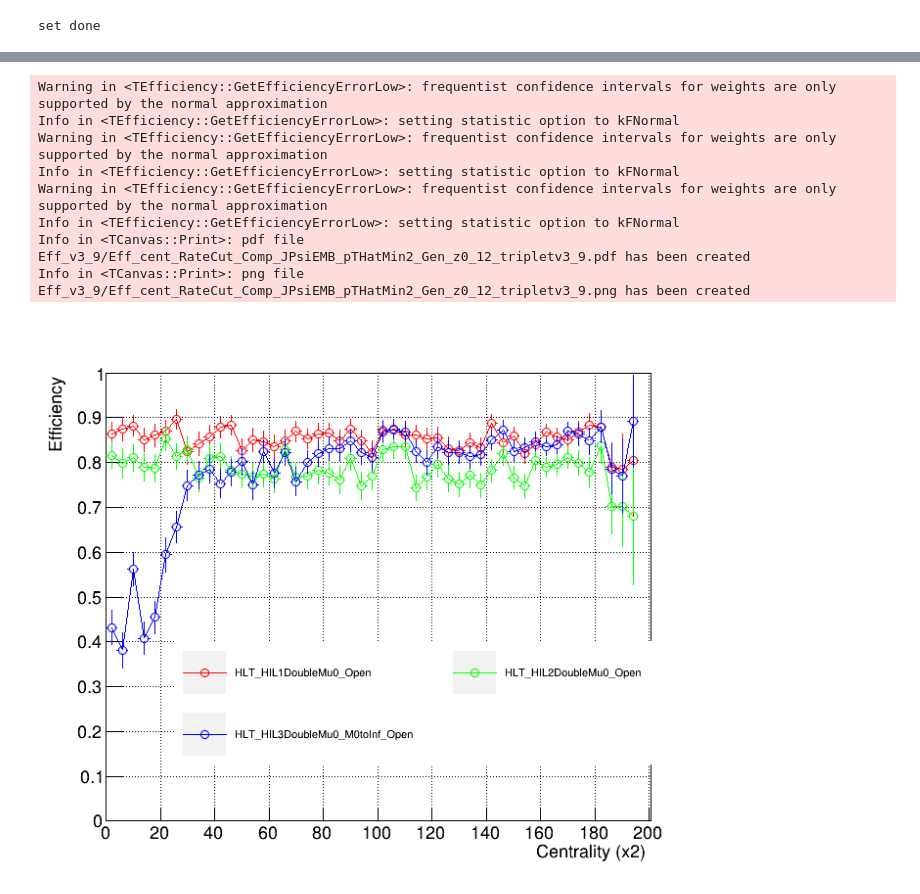
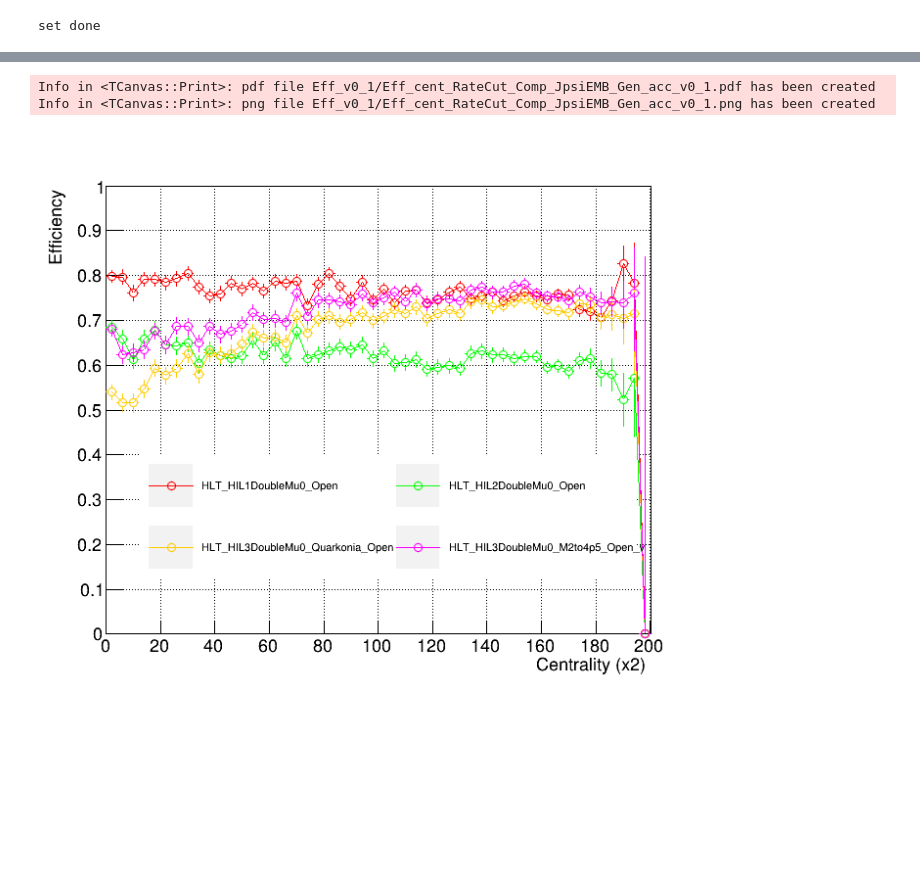
Before and after one commit to vince502/EffCalc, a Jupyter notebook: GetEfficiency.ipynb, the cells around one changed output, grey strips where cells are left out. Drawn from its saved outputs; the diff is of its cells as text; code cells hidden in the pictures; blank space fills up the shorter version.

```diff
--- a/GetEfficiency.ipynb
+++ b/GetEfficiency.ipynb
@@ -510,13 +488,13 @@ leg.SetX1(0.3);leg.SetX2(0.87);leg.SetY1(0.12);leg.SetY2(0.53);
 
 leg.Clear()
 
-canv, leg = DrawTrigSeq(f_out2.Get("HLT_HIL1DoubleMu0_Open"), 'pt', canv, _and = False, _col = EColor.kBlack, _leg = leg, _marker = 24, _disc = "HLT_HIL1DoubleMu0_Open")
+# canv, leg = DrawTrigSeq(f_out2.Get("HLT_HIL1DoubleMu0_Open"), 'pt', canv, _and = False, _col = EColor.kBlack, _leg = leg, _marker = 24, _disc = "HLT_HIL1DoubleMu0_Open")
 
-canv, leg = DrawTrigSeq(f_out2.Get("HLT_HIL2DoubleMu0_Open"), 'pt', canv, _and = True, _col = EColor.kRed +1, _leg = leg, _marker = 24, _disc = "HLT_HIL2DoubleMu0_Open")
+# canv, leg = DrawTrigSeq(f_out2.Get("HLT_HIL2DoubleMu0_Open"), 'pt', canv, _and = True, _col = EColor.kRed +1, _leg = leg, _marker = 24, _disc = "HLT_HIL2DoubleMu0_Open")
 # canv, leg = DrawTrigSeq(f_out2.Get("HLT_HIL2DoubleMu0_DoHLTCut_Narrow_Open"), 'pt', canv, _and = True, _col = EColor.kGreen +1, _leg = leg, _marker = 24, _disc = "HLT_HIL2DoubleMu0_M2.3-4.8_Open")
 # canv, leg = DrawTrigSeq(f_out2.Get("HLT_HIL2DoubleMu0_DoHLTCutPT_Narrow_Open"), 'pt', canv, _and = True, _col = EColor.kOrange +1, _leg = leg, _marker = 24, _disc = "HLT_HIL2DoubleMu2.8_M2.3-4.8_Open")
 
-canv, leg = DrawTrigSeq(f_out2.Get("HLT_HIL2DoubleMu0_M1to6p5_Open"), 'pt', canv, _and = True, _col = EColor.kOrange +1, _leg = leg, _marker = 24, _disc = "HLT_HIL2DoubleMu0_M1to6p5_Open")
+# canv, leg = DrawTrigSeq(f_out2.Get("HLT_HIL2DoubleMu0_M1to6p5_Open"), 'pt', canv, _and = True, _col = EColor.kOrange +1, _leg = leg, _marker = 24, _disc = "HLT_HIL2DoubleMu0_M1to6p5_Open")
 
 # canv, leg = DrawTrigSeq(f_out2.Get("HLT_HIL2DoubleMu0_M6p5to16_Open"), 'pt', canv, _and = True, _col = EColor.kRed, _leg = leg, _marker = 24, _disc = "HLT_HIL2DoubleMu0_M6p5to16_Open")
 
@@ -529,7 +507,7 @@ canv, leg = DrawTrigSeq(f_out2.Get("HLT_HIL2DoubleMu0_M1to6p5_Open"), 'pt', canv
 # canv, leg = DrawTrigSeq(f_out2.Get("HLT_HIL3DoubleMuPre0_M2to4p5_Open"), 'pt', canv, _and = True, _col = EColor.kRed, _leg = leg, _marker = 24, _disc = "HLT_HIL3DoubleMuPre0_M2to4p5_Open")
 # canv, leg = DrawTrigSeq(f_out2.Get("HLT_HIL3DoubleMuPre0_M7to15_Open"), 'pt', canv, _and = True, _col = EColor.kRed, _leg = leg, _marker = 24, _disc = "HLT_HIL3DoubleMuPre0_M7to15_Open")
 
-canv, leg = DrawTrigSeq(f_out2.Get("HLT_HIL3DoubleMu0_M0toInf_Open"), 'pt', canv, _and = True, _col = EColor.kBlue +1, _leg = leg, _marker = 24, _disc = "HLT_HIL3DoubleMu0_M0toInf_Open")
+canv, leg = DrawTrigSeq(f_out2.Get("HLT_HIL3DoubleMu0_M0toInf_Open"), 'pt', canv, _and = False, _col = EColor.kBlue +1, _leg = leg, _marker = 24, _disc = "HLT_HIL3DoubleMu0_M0toInf_Open")
 # canv, leg = DrawTrigSeq(f_out2.Get("HLT_HIL3DoubleMu3p8_M0toInf_Open"), 'pt', canv, _and = True, _col = EColor.kRed, _leg = leg, _marker = 24, _disc = "HLT_HIL3DoubleMu3p8_M0toInf_Open")
 # canv, leg = DrawTrigSeq(f_out2.Get("HLT_HIL3DoubleMu0_M7to15_Open"), 'pt', canv, _and = True, _col = EColor.kYellow+1, _leg = leg, _marker = 24, _disc = "HLT_HIL3DoubleMu0_M7to15_Open")
 # canv, leg = DrawTrigSeq(f_out2.Get("HLT_HIL3DoubleMu2_M7to15_Open"), 'pt', canv, _and = True, _col = EColor.kBlue+1, _leg = leg, _marker = 24, _disc = "HLT_HIL3DoubleMu2_M7to15_Open")
@@ -545,9 +523,9 @@ canv, leg = DrawTrigSeq(f_out2.Get("HLT_HIL3DoubleMu0_M0toInf_Open"), 'pt', canv
 
 # canv, leg = DrawTrigSeq(f_out2.Get("HLT_HIL3DoubleMu0_M0toInf_DoHLTCut_Narrow_Open"), 'pt', canv, _and = True, _col = EColor.kPink +1, _leg = leg, _marker = 24, _disc = "HLT_HIL3DoubleMu0_M2.5to4_Open")
 
-canv, leg = DrawTrigSeq(f_out2.Get("HLT_HIL3DoubleMu0_M2to4p5_Open"), 'pt', canv, _and = True, _col = EColor.kTeal +1, _leg = leg, _marker = 24, _disc = "HLT_HIL3DoubleMu0_M2to4p5_Open")
+# canv, leg = DrawTrigSeq(f_out2.Get("HLT_HIL3DoubleMu0_M2to4p5_Open"), 'pt', canv, _and = True, _col = EColor.kTeal +1, _leg = leg, _marker = 24, _disc = "HLT_HIL3DoubleMu0_M2to4p5_Open")
 
-canv, leg = DrawTrigSeq(f_out2.Get("HLT_HIL3DoubleMu2_M2to4p5_Open"), 'pt', canv, _and = True, _col = EColor.kAzure +1, _leg = leg, _marker = 24, _disc = "HLT_HIL3DoubleMu2_M2to4p5_Open")
+# canv, leg = DrawTrigSeq(f_out2.Get("HLT_HIL3DoubleMu2_M2to4p5_Open"), 'pt', canv, _and = True, _col = EColor.kAzure +1, _leg = leg, _marker = 24, _disc = "HLT_HIL3DoubleMu2_M2to4p5_Open")
 # canv, leg = DrawTrigSeq(f_out2.Get("HLT_HIL3DoubleMu1p5_M2to4p5_Open"), 'pt', canv, _and = True, _col = EColor.kRed, _leg = leg, _marker = 24, _disc = "HLT_HIL3DoubleMu1p5_M2to4p5_Open")
 # canv, leg = DrawTrigSeq(f_out2.Get("HLT_HIL3DoubleMu1_M2to4p5_Open"), 'pt', canv, _and = True, _col = EColor.kRed, _leg = leg, _marker = 24, _disc = "HLT_HIL3DoubleMu1_M2to4p5_Open")
 
@@ -590,9 +554,9 @@ leg.SetX1(0.18);leg.SetX2(0.84);leg.SetY1(0.12);leg.SetY2(0.41);
 
 leg.Clear()
 
-canv, leg = DrawTrigSeq(f_out2.Get("HLT_HIL1DoubleMu0_Open"), 'y', canv, _and = False, _col = EColor.kRed, _leg = leg, _marker = 24, _disc = "HLT_HIL1DoubleMu0_Open")
+# canv, leg = DrawTrigSeq(f_out2.Get("HLT_HIL1DoubleMu0_Open"), 'y', canv, _and = False, _col = EColor.kRed, _leg = leg, _marker = 24, _disc = "HLT_HIL1DoubleMu0_Open")
 
-# canv, leg = DrawTrigSeq(f_out2.Get("HLT_HIL2DoubleMu0_Open"), 'pt', canv, _and = True, _col = EColor.kGreen +1, _leg = leg, _marker = 24, _disc = "HLT_HIL2DoubleMu0_Open")
+canv, leg = DrawTrigSeq(f_out2.Get("HLT_HIL2DoubleMu0_Open"), 'pt', canv, _and = False, _col = EColor.kGreen +1, _leg = leg, _marker = 24, _disc = "HLT_HIL2DoubleMu0_Open")
 
 # canv, leg = DrawTrigSeq(f_out2.Get("HLT_HIL2DoubleMu0_M1to6p5_Open"), 'pt', canv, _and = True, _col = EColor.kOrange +1, _leg = leg, _marker = 24, _disc = "HLT_HIL2DoubleMu0_M1to6p5_Open")
 
@@ -605,7 +569,7 @@ canv, leg = DrawTrigSeq(f_out2.Get("HLT_HIL1DoubleMu0_Open"), 'y', canv, _and =
 # canv, leg = DrawTrigSeq(f_out2.Get("HLT_HIL3DoubleMuPre0_Open"), 'pt', canv, _and = True, _col = EColor.kRed, _leg = leg, _marker = 24, _disc = "HLT_HIL3DoubleMuPre0_Open")
 # canv, leg = DrawTrigSeq(f_out2.Get("HLT_HIL3DoubleMuPre3p8_Open"), 'pt', canv, _and = True, _col = EColor.kRed, _leg = leg, _marker = 24, _disc = "HLT_HIL3DoubleMuPre3p8_Open")
 # canv, leg = DrawTrigSeq(f_out2.Get("HLT_HIL3DoubleMuPre0_M2to4p5_Open"), 'pt', canv, _and = True, _col = EColor.kRed, _leg = leg, _marker = 24, _disc = "HLT_HIL3DoubleMuPre0_M2to4p5_Open")
-# canv, leg = DrawTrigSeq(f_out2.Get("HLT_HIL3DoubleMuPre0_M7to15_Open"), 'pt', canv, _and = True, _col = EColor.kRed, _leg = leg, _marker = 24, _disc = "HLT_HIL3DoubleMuPre0_M7to15_Open")
+# canv, leg µK= DrawTrigSeq(f_out2.Get("HLT_HIL3DoubleMuPre0_M7to15_Open"), 'pt', canv, _and = True, _col = EColor.kRed, _leg = leg, _marker = 24, _disc = "HLT_HIL3DoubleMuPre0_M7to15_Open")
 
 canv, leg = DrawTrigSeq(f_out2.Get("HLT_HIL3DoubleMu0_M0toInf_Open"), 'y', canv, _and = True, _col = EColor.kYellow +1, _leg = leg, _marker = 24, _disc = "HLT_HIL3DoubleMu0_M0toInf_Open")
 # canv, leg = DrawTrigSeq(f_out2.Get("HLT_HIL3DoubleMu3p8_M0toInf_Open"), 'pt', canv, _and = True, _col = EColor.kRed, _leg = leg, _marker = 24, _disc = "HLT_HIL3DoubleMu3p8_M0toInf_Open")
@@ -616,11 +580,11 @@ canv, leg = DrawTrigSeq(f_out2.Get("HLT_HIL3DoubleMu0_M0toInf_Open"), 'y', canv,
 # canv, leg = DrawTrigSeq(f_out2.Get("HLT_HIL3DoubleMu0_Quarkonia_Open"), 'pt', canv, _and = True, _col = EColor.kOrange+1, _leg = leg, _marker = 24, _disc = "HLT_HIL3DoubleMu0_Quarkonia_Open")
 # canv, leg = DrawTrigSeq(f_out2.Get("HLT_HIL3DoubleMu0_Quarkonia_LowMpT2_Open"), 'pt', canv, _and = True, _col = EColor.kTeal, _leg = leg, _marker = 24, _disc = "HLT_HIL3DoubleMu0_Quarkonia_LowMpT2_Open")
 # canv, leg = DrawTrigSeq(f_out2.Get("HLT_HIL3DoubleMu0_Quarkonia_LowMpT2HighMpT1p5_Open"), 'pt', canv, _and = True, _col = EColor.kMagenta, _leg = leg, _marker = 24, _disc = "HLT_HIL3DoubleMu0_Quarkonia_LowMpT2HighMpT1p5_Open")
-canv, leg = DrawTrigSeq(f_out2.Get("HLT_HIL3DoubleMu0_Quarkonia_LowMpT2HighMpT1_Open"), 'y', canv, _and = True, _col = EColor.kRed, _leg = leg, _marker = 24, _disc = "HLT_HIL3DoubleMu0_Quarkonia_LowMpT2HighMpT1_Open")
-canv, leg = DrawTrigSeq(f_out2.Get("HLT_HIL3DoubleMu2_Quarkonia_Open"), 'y', canv, _and = True, _col = EColor.kBlue+1, _leg = leg, _marker = 24, _disc = "HLT_HIL3DoubleMu2_Quarkonia_Open")
-canv, leg = DrawTrigSeq(f_out2.Get("HLT_HIL3DoubleMu0_M2to4p5_Open"), 'y', canv, _and = True, _col = EColor.kOrange +1, _leg = leg, _marker = 24, _disc = "HLT_HIL3DoubleMu0_M2to4p5_Open")
+# canv, leg = DrawTrigSeq(f_out2.Get("HLT_HIL3DoubleMu0_Quarkonia_LowMpT2HighMpT1_Open"), 'y', canv, _and = True, _col = EColor.kRed, _leg = leg, _marker = 24, _disc = "HLT_HIL3DoubleMu0_Quarkonia_LowMpT2HighMpT1_Open")
+# canv, leg = DrawTrigSeq(f_out2.Get("HLT_HIL3DoubleMu2_Quarkonia_Open"), 'y', canv, _and = True, _col = EColor.kBlue+1, _leg = leg, _marker = 24, _disc = "HLT_HIL3DoubleMu2_Quarkonia_Open")
+# canv, leg = DrawTrigSeq(f_out2.Get("HLT_HIL3DoubleMu0_M2to4p5_Open"), 'y', canv, _and = True, _col = EColor.kOrange +1, _leg = leg, _marker = 24, _disc = "HLT_HIL3DoubleMu0_M2to4p5_Open")
 
-canv, leg = DrawTrigSeq(f_out2.Get("HLT_HIL3DoubleMu2_M2to4p5_Open"), 'y', canv, _and = True, _col = EColor.kGreen +1, _leg = leg, _marker = 24, _disc = "HLT_HIL3DoubleMu2_M2to4p5_Open")
+# canv, leg = DrawTrigSeq(f_out2.Get("HLT_HIL3DoubleMu2_M2to4p5_Open"), 'y', canv, _and = True, _col = EColor.kGreen +1, _leg = leg, _marker = 24, _disc = "HLT_HIL3DoubleMu2_M2to4p5_Open")
 # canv, leg = DrawTrigSeq(f_out2.Get("HLT_HIL3DoubleMu1p5_M2to4p5_Open"), 'pt', canv, _and = True, _col = EColor.kRed, _leg = leg, _marker = 24, _disc = "HLT_HIL3DoubleMu1p5_M2to4p5_Open")
 # canv, leg = DrawTrigSeq(f_out2.Get("HLT_HIL3DoubleMu1_M2to4p5_Open"), 'pt', canv, _and = True, _col = EColor.kRed, _leg = leg, _marker = 24, _disc = "HLT_HIL3DoubleMu1_M2to4p5_Open")
 
@@ -629,6 +593,7 @@ canv, leg = DrawTrigSeq(f_out2.Get("HLT_HIL3DoubleMu2_M2to4p5_Open"), 'y', canv,
 # canv, leg = DrawTrigSeq(f_out2.Get("HLT_HIL2SingleMu7_Open"), 'eta', canv, _and = True, _col = EColor.kOrange +5, _leg = leg, _marker = 24, _disc = "HLT_HIL2SingleMu7_Open")
 # canv, leg = DrawTrigSeq(f_out2.Get("HLT_HIL3SingleMu3_Open"), 'eta', canv, _and = True, _col = EColor.kYellow +4, _leg = leg, _marker = 24, _disc = "HLT_HIL3SingleMu3_Open")
 # canv, leg = DrawTrigSeq(f_out2.Get("HLT_HIL3SingleMu5_Open"), 'eta', canv, _and = True, _col = EColor.kMagenta +1, _leg = leg, _marker = 24, _disc = "HLT_HIL3SingleMu5_Open")
+
 # canv, leg = DrawTrigSeq(f_out2.Get("HLT_HIL3SingleMu7_Open"), 'eta', canv, _and = True, _col = EColor.kMagenta +6, _leg = leg, _marker = 24, _disc = "HLT_HIL3SingleMu7_Open")
 
 
@@ -658,16 +615,19 @@ Info in <TCanvas::Print>: png file Eff_v3_9/Eff_pt_RateCut_Comp_JPsiEMB_pTHatMin
 # %%
 leg.SetNColumns(2)
 leg.SetTextSize(0.020)
-leg.SetX1(0.2) ;leg.SetX2(0.92);leg.SetY1(0.2);leg.SetY2(0.42);
+leg.SetX1(0.15) ;leg.SetX2(0.88);leg.SetY1(0.2);leg.SetY2(0.42);
 # leg.SetX1(0.1);leg.SetX2(0.92);leg.SetY1(0.82);leg.SetY2(0.99);
 
 leg.Clear()
 
-canv, leg = DrawTrigSeq(f_out2.Get("HLT_HIL1DoubleMu0_Open"), 'cent', canv, _and = False, _col = EColor.kRed, _leg = leg, _marker = 24, _disc = "HLT_HIL1DoubleMu0_Open", _pltmode = 'C')
+canv, leg = DrawTrigSeq(f_out2.Get("HLT_HIL1DoubleMu0_MaxDr3p5_Open_v"), 'cent', canv, _and = False, _col = EColor.kRed, _leg = leg, _marker = 24, _disc = "HLT_HIL1DoubleMu0_Open", _pltmode = 'C')
 
-canv, leg = DrawTrigSeq(f_out2.Get("HLT_HIL2DoubleMu0_Open"), 'cent', canv, _and = True, _col = EColor.kGreen +1, _leg = leg, _marker = 24, _disc = "HLT_HIL2DoubleMu0_Open", _pltmode = 'C')
+canv, leg = DrawTrigSeq(f_out2.Get("HLT_HIL2DoubleMu0_Open_v"), 'cent', canv, _and = True, _col = EColor.kGreen +1, _leg = leg, _marker = 24, _disc = "HLT_HIL2DoubleMu0_Open", _pltmode = 'C')
+canv, leg = DrawTrigSeq(f_out2.Get("HLT_HIL3DoubleMu0_Quarkonia_Open_v"), 'cent', canv, _and = True, _col = EColor.kOrange+1, _leg = leg, _marker = 24, _disc = "HLT_HIL3DoubleMu0_Quarkonia_Open", _pltmode = 'C')
+canv, leg = DrawTrigSeq(f_out2.Get("HLT_HIL3DoubleMu0_M2to4p5_Open_v"), 'cent', canv, _and = True, _col = EColor.kMagenta+1, _leg = leg, _marker = 24, _disc = "HLT_HIL3DoubleMu0_M2to4p5_Open_v", _pltmode = 'C')
+# canv, leg = DrawTrigSeq(f_out2.Get("HLT_HIL3DoubleMuLikeMu12_Open_v"), 'cent', canv, _and = True, _col = EColor.kMagenta+1, _leg = leg, _marker = 24, _disc = "HLT_HIL3DoubleMuLikeMu12_Open_v", _pltmode = 'C')
 
-# canv, leg = DrawTrigSeq(f_out2.Get("HLT_HIL2DoubleMu0_M1to6p5_Open"), 'cent', canv, _and = True, _col = EColor.kOrange +1, _leg = leg, _marker = 24, _disc = "HLT_HIL2DoubleMu0_M1to6p5_Open", _pltmode = 'C')
+# canv, leg = DrawTrigSeq(f_out2.Get("HLT_HIL2DoubleMu0_M1to6p5_Open_v"), 'cent', canv, _and = True, _col = EColor.kOrange +1, _leg = leg, _marker = 24, _disc = "HLT_HIL2DoubleMu0_M1to6p5_Open", _pltmode = 'C')
 
 # canv, leg = DrawTrigSeq(f_out2.Get("HLT_HIL2DoubleMu0_M6p5to16_Open"), 'pt', canv, _and = True, _col = EColor.kRed, _leg = leg, _marker = 24, _disc = "HLT_HIL2DoubleMu0_M6p5to16_Open", _pltmode = 'C')
 
@@ -680,48 +640,41 @@ canv, leg = DrawTrigSeq(f_out2.Get("HLT_HIL2DoubleMu0_Open"), 'cent', canv, _and
 # canv, leg = DrawTrigSeq(f_out2.Get("HLT_HIL3DoubleMuPre0_M2to4p5_Open"), 'pt', canv, _and = True, _col = EColor.kRed, _leg = leg, _marker = 24, _disc = "HLT_HIL3DoubleMuPre0_M2to4p5_Open", _pltmode = 'C')
 # canv, leg = DrawTrigSeq(f_out2.Get("HLT_HIL3DoubleMuPre0_M7to15_Open"), 'pt', canv, _and = True, _col = EColor.kRed, _leg = leg, _marker = 24, _disc = "HLT_HIL3DoubleMuPre0_M7to15_Open", _pltmode = 'C')
 
-canv, leg = DrawTrigSeq(f_out2.Get("HLT_HIL3DoubleMu0_M0toInf_Open"), 'cent', canv, _and = True, _col = EColor.kBlue +1, _leg = leg, _marker = 24, _disc = "HLT_HIL3DoubleMu0_M0toInf_Open", _pltmode = 'C')
-# canv, leg = DrawTrigSeq(f_out2.Get("HLT_HIL3DoubleMu3p8_M0toInf_Open"), 'pt', canv, _and = True, _col = EColor.kRed, _leg = leg, _marker = 24, _disc = "HLT_HIL3DoubleMu3p8_M0toInf_Open", _pltmode = 'C')
+# canv, leg = DrawTrigSeq(f_out2.Get("HLT_HIL3DoubleMu0_M2to4p5_Open_v"), 'cent', canv, _and = True, _col = EColor.kBlue +1, _leg = leg, _marker = 24, _disc = "HLT_HIL3DoubleMu0_M0toInf_Open", _pltmode = 'C')
+# canv, leg = DrawTrigSeq(f_out2.Get("HLT_HIL3DoubleMu0_M0toInf_Open_v"), 'cent', canv, _and = True, _col = EColor.kRed, _leg = leg, _marker = 24, _disc = "HLT_HIL3DoubleMu0_M0toInf_Open", _pltmode = 'C')
 # canv, leg = DrawTrigSeq(f_out2.Get("HLT_HIL3DoubleMu0_M7to15_Open"), 'pt', canv, _and = True, _col = EColor.kYellow+1, _leg = leg, _marker = 24, _disc = "HLT_HIL3DoubleMu0_M7to15_Open", _pltmode = 'C')
 # canv, leg = DrawTrigSeq(f_out2.Get("HLT_HIL3DoubleMu2_M7to15_Open"), 'pt', canv, _and = True, _col = EColor.kBlue+1, _leg = leg, _marker = 24, _disc = "HLT_HIL3DoubleMu2_M7to15_Open", _pltmode = 'C')
 # canv, leg = DrawTrigSeq(f_out2.Get("HLT_HIL3DoubleMu1p5_M7to15_Open"), 'pt', canv, _and = True, _col = EColor.kRed, _leg = leg, _marker = 24, _disc = "HLT_HIL3DoubleMu1p5_M7to15_Open", _pltmode = 'C')
 # canv, leg = DrawTrigSeq(f_out2.Get("HLT_HIL3DoubleMu1_M7to15_Open"), 'pt', canv, _and = True, _col = EColor.kRed, _leg = leg, _marker = 24, _disc = "HLT_HIL3DoubleMu1_M7to15_Open", _pltmode = 'C')
-# canv, leg = DrawTrigSeq(f_out2.Get("HLT_HIL3DoubleMu0_Quarkonia_Open"), 'pt', canv, _and = True, _col = EColor.kOrange+1, _leg = leg, _marker = 24, _disc = "HLT_HIL3DoubleMu0_Quarkonia_Open", _pltmode = 'C')
 # canv, leg = DrawTrigSeq(f_out2.Get("HLT_HIL3DoubleMu0_Quarkonia_LowMpT2_Open"), 'pt', canv, _and = True, _col = EColor.kTeal, _leg = leg, _marker = 24, _disc = "HLT_HIL3DoubleMu0_Quarkonia_LowMpT2_Open", _pltmode = 'C')
 # canv, leg = DrawTrigSeq(f_out2.Get("HLT_HIL3DoubleMu0_Quarkonia_LowMpT2HighMpT1p5_Open"), 'pt', canv, _and = True, _col = EColor.kMagenta, _leg = leg, _marker = 24, _disc = "HLT_HIL3DoubleMu0_Quarkonia_LowMpT2HighMpT1p5_Open", _pltmode = 'C')
 # canv, leg = DrawTrigSeq(f_out2.Get("HLT_HIL3DoubleMu0_Quarkonia_LowMpT2HighMpT1_Open"), 'cent', canv, _and = True, _col = EColor.kRed, _leg = leg, _marker = 24, _disc = "HLT_HIL3DoubleMu0_Quarkonia_LowMpT2HighMpT1_Open", _pltmode = 'C')
 # canv, leg = DrawTrigSeq(f_out2.Get("HLT_HIL3DoubleMu2_Quarkonia_Open"), 'cent', canv, _and = True, _col = EColor.kBlue+1, _leg = leg, _marker = 24, _disc = "HLT_HIL3DoubleMu2_Quarkonia_Open", _pltmode = 'C')
 # canv, leg = DrawTrigSeq(f_out2.Get("HLT_HIL3DoubleMu0_M2to4p5_Open"), 'cent', canv, _and = True, _col = EColor.kOrange +1, _leg = leg, _marker = 24, _disc = "HLT_HIL3DoubleMu0_M2to4p5_Open", _pltmode = 'C')
 
 # canv, leg = DrawTrigSeq(f_out2.Get("HLT_HIL3DoubleMu2_M2to4p5_Open"), 'cent', canv, _and = True, _col = EColor.kGreen +1, _leg = leg, _marker = 24, _disc = "HLT_HIL3DoubleMu2_M2to4p5_Open", _pltmode = 'C')
 # canv, leg = DrawTrigSeq(f_out2.Get("HLT_HIL3DoubleMu1p5_M2to4p5_Open"), 'pt', canv, _and = True, _col = EColor.kRed, _leg = leg, _marker = 24, _disc = "HLT_HIL3DoubleMu1p5_M2to4p5_Open", _pltmode = 'C')
 # canv, leg = DrawTrigSeq(f_out2.Get("HLT_HIL3DoubleMu1_M2to4p5_Open"), 'pt', canv, _and = True, _col = EColor.kRed, _leg = leg, _marker = 24, _disc = "HLT_HIL3DoubleMu1_M2to4p5_Open", _pltmode = 'C')
 
 # canv, leg = DrawTrigSeq(f_out2.Get("HLT_HIL2SingleMu3_Open"), 'cent', canv, _and = False, _col = EColor.kRed, _leg = leg, _marker = 24, _disc = "HLT_HIL2SingleMu3_Open", _pltmode = 'C')
 # canv, leg = DrawTrigSeq(f_out2.Get("HLT_HIL2SingleMu5_Open"), 'pt', canv, _and = True, _col = EColor.kRed, _leg = leg, _marker = 24, _disc = "HLT_HIL2SingleMu5_Open", _pltmode = 'C')
 # canv, leg = DrawTrigSeq(f_out2.Get("HLT_HIL2SingleMu7_Open"), 'pt', canv, _and = True, _col = EColor.kRed, _leg = leg, _marker = 24, _disc = "HLT_HIL2SingleMu7_Open", _pltmode = 'C')
 # canv, leg = DrawTrigSeq(f_out2.Get("HLT_HIL3SingleMu3_Open"), 'cent', canv, _and = True, _col = EColor.kRed, _leg = leg, _marker = 24, _disc = "HLT_HIL3SingleMu3_Open", _pltmode = 'C')
 # canv, leg = DrawTrigSeq(f_out2.Get("HLT_HIL3SingleMu5_Open"), 'pt', canv, _and = True, _col = EColor.kRed, _leg = leg, _marker = 24, _disc = "HLT_HIL3SingleMu5_Open", _pltmode = 'C')
 # canv, leg = DrawTrigSeq(f_out2.Get("HLT_HIL3SingleMu7_Open"), 'pt', canv, _and = True, _col = EColor.kRed, _leg = leg, _marker = 24, _disc = "HLT_HIL3SingleMu7_Open", _pltmode = 'C')
 
 
 # canv, leg = DrawTrigSeq(f_leg.Get("HLT_HIL1DoubleMuOpen_v"), 'pt', canv, _and = True, _col = 2, _leg = leg, _disc = "HLT_HIL1DoubleMu0_Legacy_v")
 leg.DrawClone()
 canv.Draw()
 canv.SaveAs("%s/Eff_cent_RateCut_Comp_%s.pdf" % (pltdir, ver) )
 canv.SaveAs("%s/Eff_cent_RateCut_Comp_%s.png" % (pltdir, ver) )
 
 leg.Clear()
 # %% [output]
-Warning in <TEfficiency::GetEfficiencyErrorLow>: frequentist confidence intervals for weights are only supported by the normal approximation
-Info in <TEfficiency::GetEfficiencyErrorLow>: setting statistic option to kFNormal
-Warning in <TEfficiency::GetEfficiencyErrorLow>: frequentist confidence intervals for weights are only supported by the normal approximation
-Info in <TEfficiency::GetEfficiencyErrorLow>: setting statistic option to kFNormal
-Warning in <TEfficiency::GetEfficiencyErrorLow>: frequentist confidence intervals for weights are only supported by the normal approximation
-Info in <TEfficiency::GetEfficiencyErrorLow>: setting statistic option to kFNormal
-Info in <TCanvas::Print>: pdf file Eff_v3_9/Eff_cent_RateCut_Comp_JPsiEMB_pTHatMin2_Gen_z0_12_tripletv3_9.pdf has been created
-Info in <TCanvas::Print>: png file Eff_v3_9/Eff_cent_RateCut_Comp_JPsiEMB_pTHatMin2_Gen_z0_12_tripletv3_9.png has been created
+Info in <TCanvas::Print>: pdf file Eff_v0_1/Eff_cent_RateCut_Comp_JpsiEMB_Gen_acc_v0_1.pdf has been created
+Info in <TCanvas::Print>: png file Eff_v0_1/Eff_cent_RateCut_Comp_JpsiEMB_Gen_acc_v0_1.png has been created
-[figure, old version]
+[figure, new version]
 # %%
 
 leg.SetNColumns(1)
```
Also changed, not shown: parts of 18 cells of this notebook, 10 other files.
